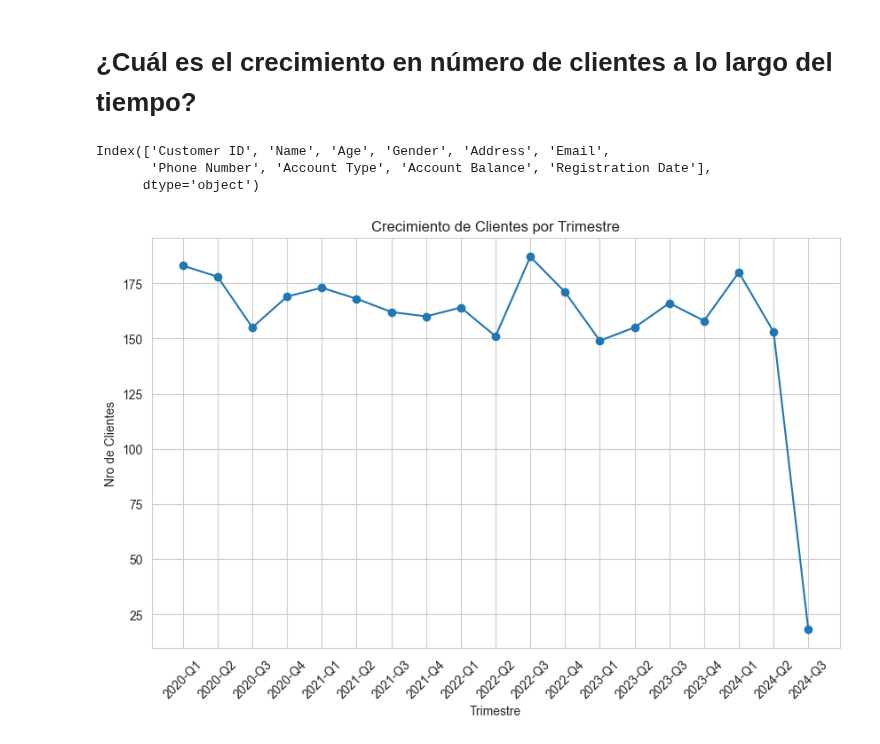
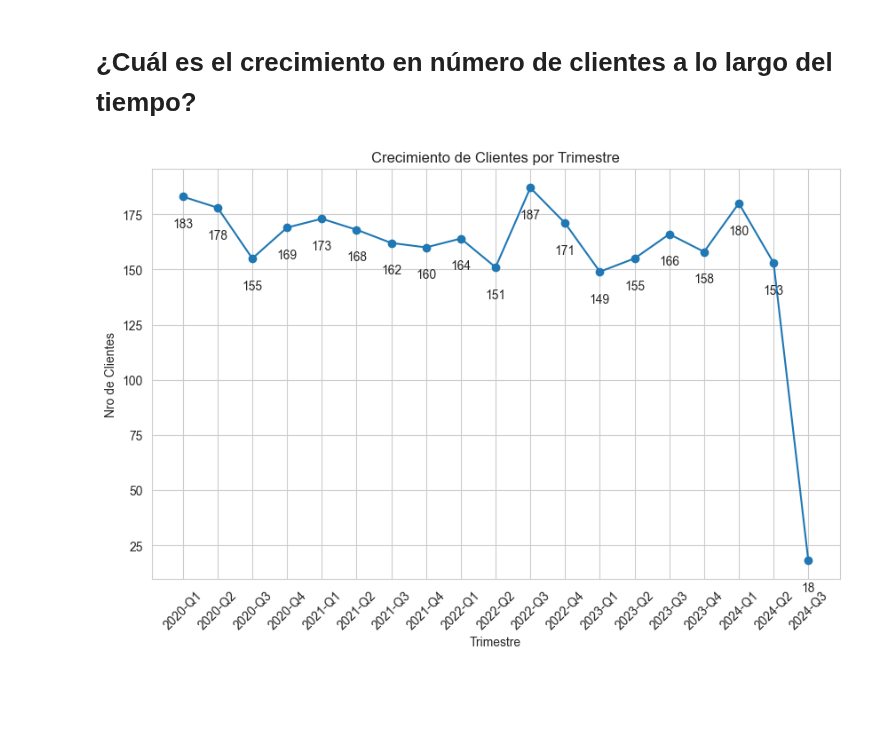
Before and after one commit to Vigonzaleze/analisisDatos_clientesBancarios, a Jupyter notebook: Analisis/analisis.ipynb, the cells around one changed output. Saved outputs shown, nothing was run; the diff lists cells and outputs as text; code cells hidden in the pictures; blank space fills up the shorter version.

Commit message:
modif de lo anterior

```diff
--- a/Analisis/analisis.ipynb
+++ b/Analisis/analisis.ipynb
@@ -694,12 +694,6 @@ Segun muestra el grafico, se puede ver que los datos se mantiene desde 2020 a 20
 Cabe destacar que no se registran datos de otoño de 2024 por lo que los registros y como se ve en el grafico es 0.
 # %% [markdown]
 # ¿Cuál es el crecimiento en número de clientes a lo largo del tiempo?
-# %%
-datos_modif.columns
-# %% [output]
-Index(['Customer ID', 'Name', 'Age', 'Gender', 'Address', 'Email',
-       'Phone Number', 'Account Type', 'Account Balance', 'Registration Date'],
-      dtype='object')
 # %%
 # Obtenemos los datos
 crecimientoEnTiempo = datos_modif[["Customer ID", "Registration Date"]].copy()
@@ -713,12 +707,18 @@ crecimientoEnTiempo = crecimientoEnTiempo.groupby("Trimestre").agg(total_cliente
 # %%
 # Creamos el grafico
 mpl.pyplot.figure(figsize=(10,6))
 mpl.pyplot.plot(crecimientoEnTiempo["Trimestre"], crecimientoEnTiempo["total_clientes"], marker="o" )
 mpl.pyplot.title("Crecimiento de Clientes por Trimestre")
 mpl.pyplot.xlabel("Trimestre")
 mpl.pyplot.ylabel("Nro de Clientes")
 mpl.pyplot.grid(True)
 mpl.pyplot.xticks(rotation=45)
+
+# Agregamos etiquetas a cada punto
+for i, txt in enumerate(crecimientoEnTiempo["total_clientes"]):
+    mpl.pyplot.annotate(txt, ( crecimientoEnTiempo["Trimestre"][i], crecimientoEnTiempo["total_clientes"][i] ),
+                       textcoords="offset points", xytext=(0,-25), ha="center")
+
 mpl.pyplot.show()
 # %% [output]
-[figure, old version]
+[figure, new version]
```
Also changed, not shown: parts of 1 cell of this notebook.
